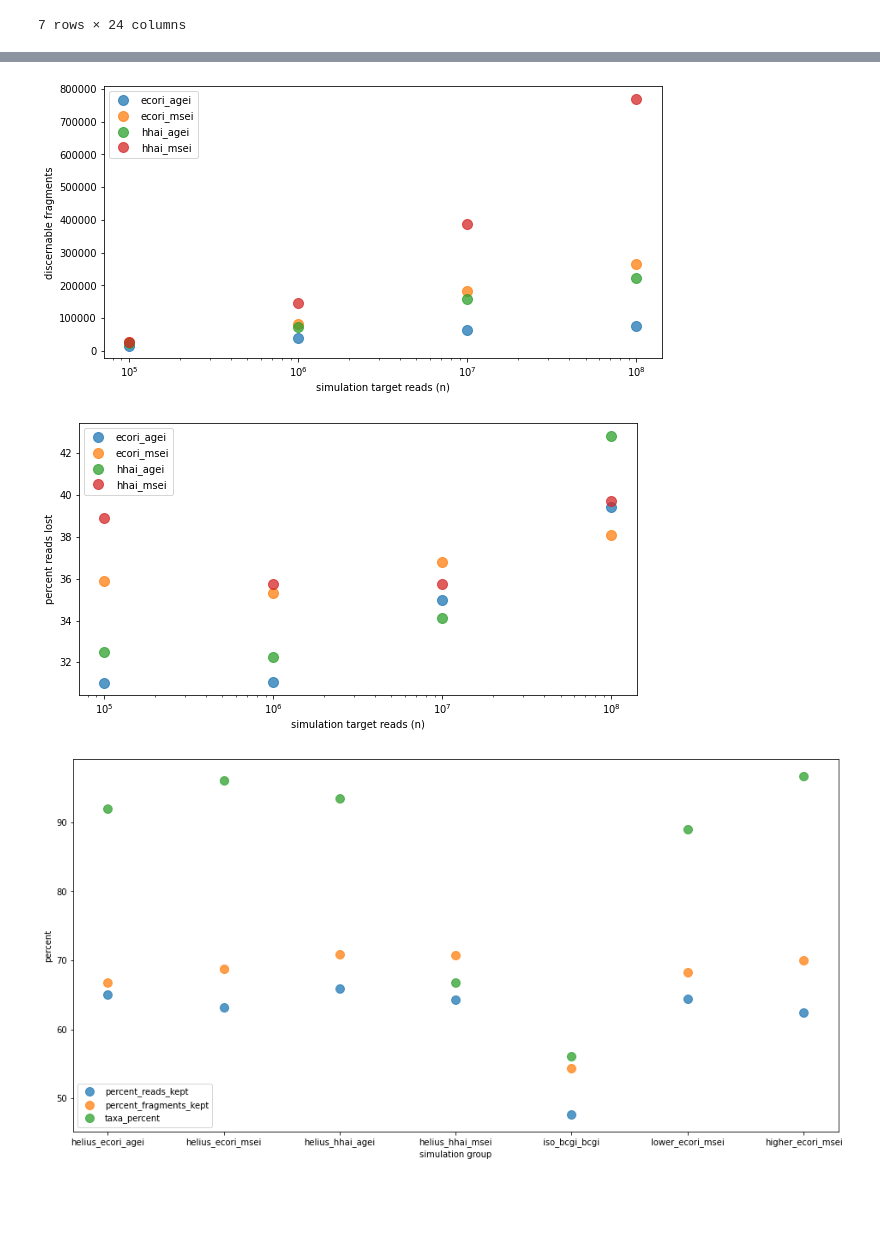
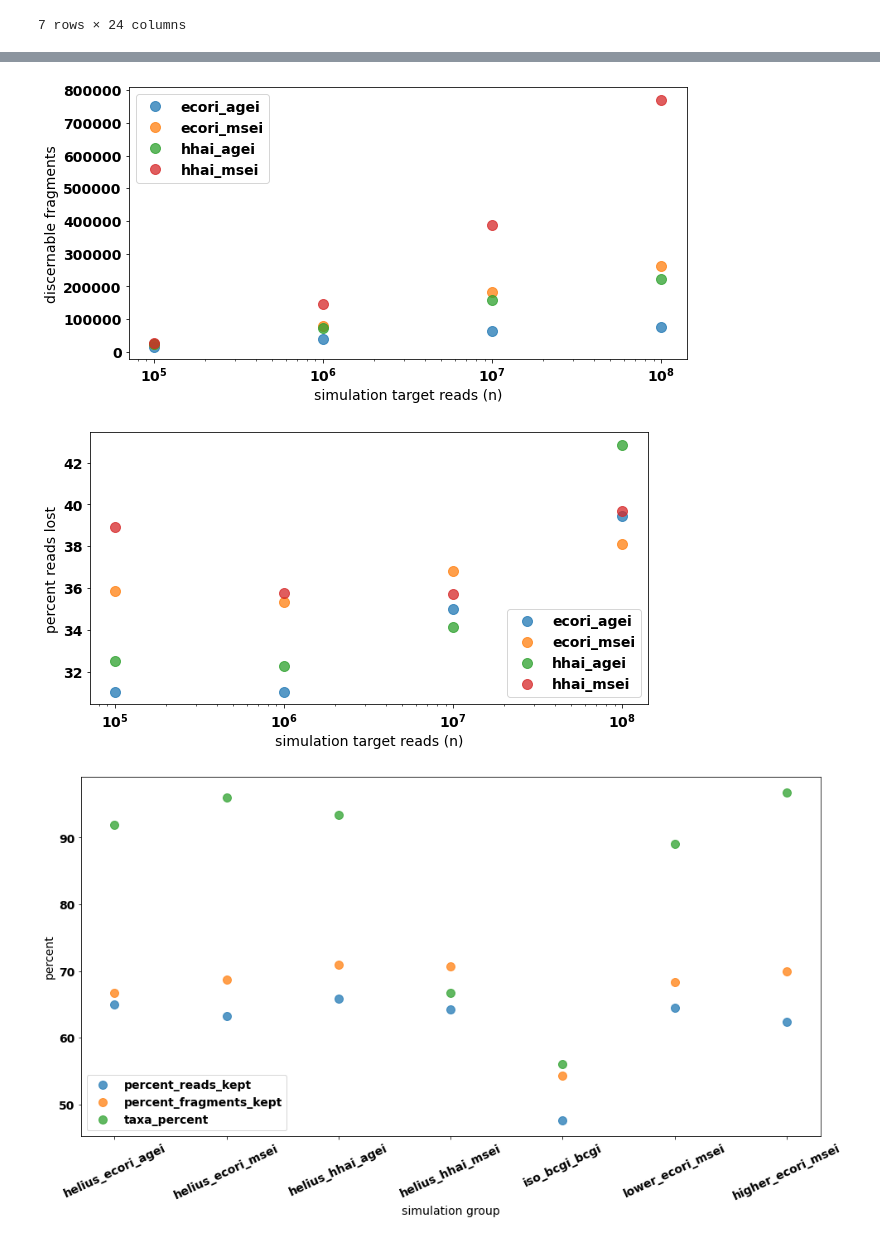
Before and after one commit to ryandkuster/readsynth_analysis, a Jupyter notebook: notebooks/plot_helius_results/plot_helius.ipynb, the cells around one changed output, grey strips where cells are left out. Saved outputs shown, nothing was run; the diff lists cells and outputs as text; code cells hidden in the pictures; blank space fills up the shorter version.

```diff
--- a/notebooks/plot_helius_results/plot_helius.ipynb
+++ b/notebooks/plot_helius_results/plot_helius.ipynb
@@ -45,6 +45,10 @@ ten_M_df
 | 17 | lower | ecori | msei | lower_ecori_msei | 306 | 10000000 | 342408 | 9968100 | 100 | ... |
 | 18 | higher | ecori | msei | higher_ecori_msei | 506 | 10000000 | 204873 | 9988168 | 100 | ... |
 7 rows × 24 columns
+# %%
+font = {'size'   : 14}
+
+plt.rc('font', **font)
 # %%
 fig, ax = plt.subplots()
 ax.margins(0.05) # Optional, just adds 5% padding to the autoscaling
@@ -104,7 +110,7 @@ plt.savefig('discernable_v_read_target.tif', dpi=350)
 plt.savefig('discernable_v_read_target.png', dpi=350)
 plt.show()
 # %% [output]
-[figure, old version]
+[figure, new version]
 # %%
 fig, ax = plt.subplots()
 ax.margins(0.05) # Optional, just adds 5% padding to the autoscaling
@@ -119,19 +125,20 @@ plt.savefig('percent_lost_v_read_target.tif', dpi=350)
 plt.savefig('percent_lost_v_read_target.png', dpi=350)
 plt.show()
 # %% [output]
-[figure, old version]
+[figure, new version]
 # %%
 fig, ax = plt.subplots()
 ax.margins(0.05) # Optional, just adds 5% padding to the autoscaling
 plot_ls = ['percent_reads_kept', 'percent_fragments_kept', 'taxa_percent']
 for group in plot_ls:
     ax.plot(ten_M_df['sample'], ten_M_df[group], marker='o', alpha=0.75, linestyle='', ms=10, label=group)
 ax.legend()
 plt.xlabel('simulation group')
 plt.ylabel('percent')
 fig.set_size_inches(16, 8)
+plt.xticks(rotation=25)
 plt.savefig('percent_comparisons_at_10M.tif', dpi=350)
 plt.savefig('percent_comparisons_at_10M.png', dpi=350)
 plt.show()
 # %% [output]
-[figure, old version]
+[figure, new version]
```
Also changed, not shown: parts of 3 cells of this notebook, 6 other files.
